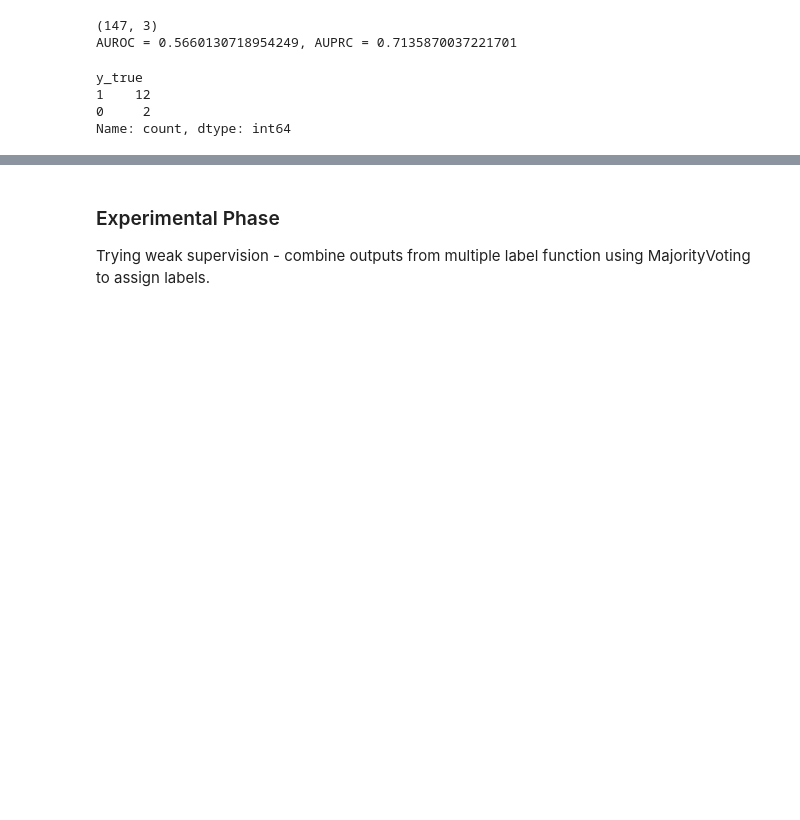
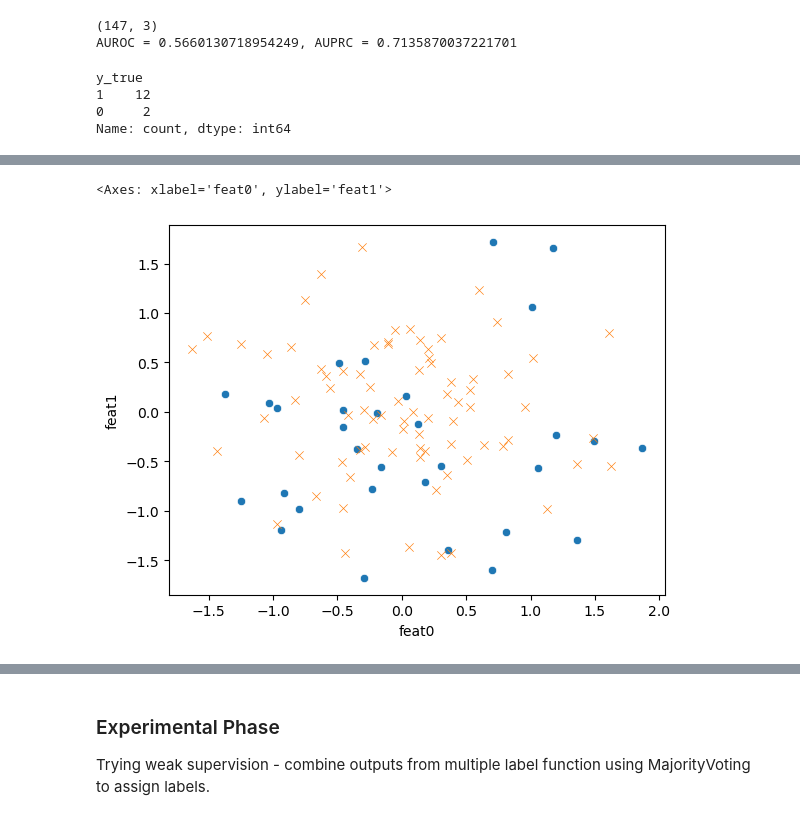
Before and after one commit to ajayago/CS6220_project, a Jupyter notebook: notebooks/downstream_drp_pseudolabeling_nn-majvote-vae.ipynb, the cells around one changed output, grey strips where cells are left out. Drawn from its saved outputs; the diff is of its cells as text; code cells hidden in the pictures; blank space fills up the shorter version.

```diff
--- a/notebooks/downstream_drp_pseudolabeling_nn-majvote-vae.ipynb
+++ b/notebooks/downstream_drp_pseudolabeling_nn-majvote-vae.ipynb
@@ -1015,0 +1048,3 @@ Name: count, dtype: int64
+# %%
+tcga_metadata = pd.read_json("/data/ajayago/druid/data/raw/cohort.2024-04-12.json")
+tcga_metadata
@@ -1015,0 +1099,9 @@ Name: count, dtype: int64
+# %%
+from sklearn.manifold import TSNE
+tsne = TSNE(n_components=2, perplexity=700, random_state=42)
+all_tsne = tsne.fit_transform(np.concatenate((augmented_cl_df.values, tcga_train_df_vae.values)))
+# tcga_tsne = tsne.fit_transform(tcga_train_df_vae.values)
+cl_tsne = all_tsne[:1744, :]
+tcga_tsne = all_tsne[1744:, :]
+print(cl_tsne.shape)
+print(tcga_tsne.shape)
@@ -1015,0 +1111,6 @@ Name: count, dtype: int64
+# %%
+cl_tsne_df = pd.DataFrame(cl_tsne, index=augmented_cl_df.index, columns = ["feat0", "feat1"])
+tcga_tsne_df = pd.DataFrame(tcga_tsne, index=tcga_train_df_vae.index, columns = ["feat0", "feat1"])
+# %%
+merged_tcga = tcga_tsne_df.merge(tcga_metadata, left_on=tcga_tsne_df.index, right_on="submitter_id")
+merged_cl = cl_tsne_df.merge(cl_metadata, left_on=cl_tsne_df.index, right_on="DepMap_ID")
@@ -1015,0 +1160,7 @@ Name: count, dtype: int64
+# %%
+# colorectal
+sns.scatterplot(data = merged_tcga[merged_tcga.primary_site == "Colon"], x="feat0", y="feat1", marker="o")
+sns.scatterplot(data = merged_cl[merged_cl.primary_disease == "Colon/Colorectal Cancer"], x="feat0", y="feat1", marker="x")
+# %% [output]
+<Axes: xlabel='feat0', ylabel='feat1'>
+[figure, added]
```
Also changed, not shown: parts of 17 cells of this notebook, 4 other files.
